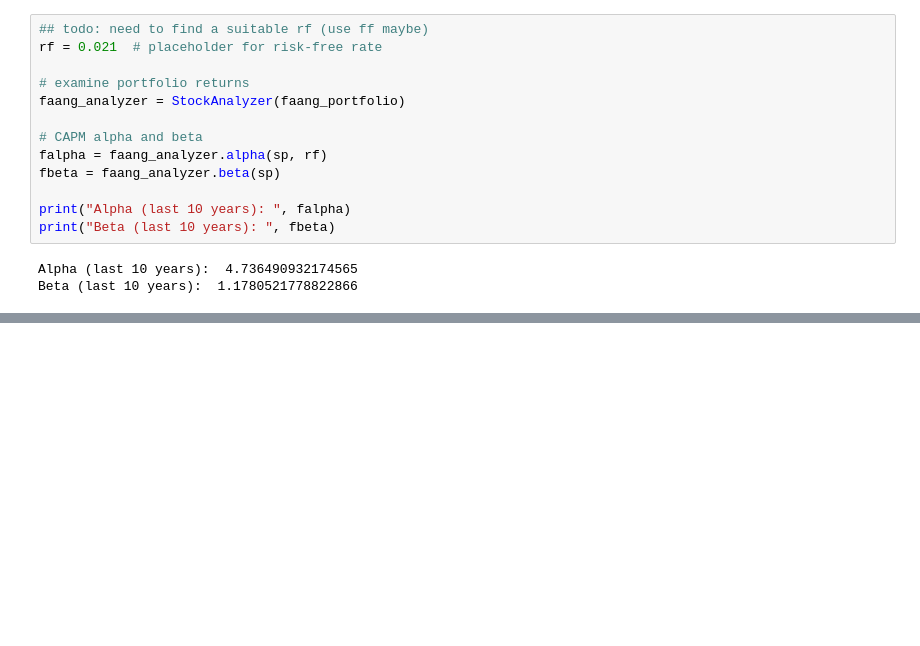
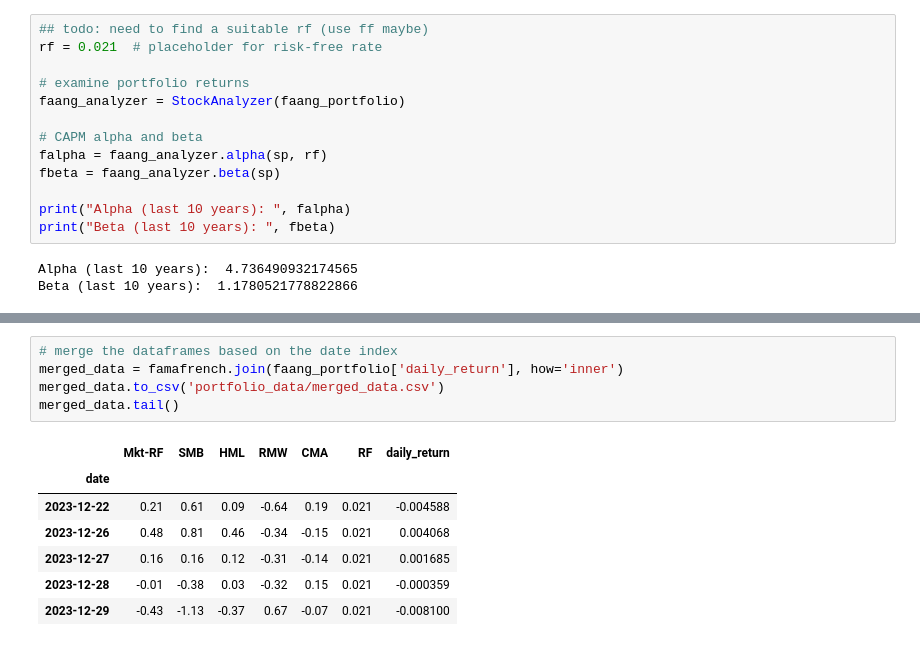
Before and after one commit to joshhzheng/Portfolio-Analysis, a Jupyter notebook: analysis.ipynb, the cells around one changed output, grey strips where cells are left out. Saved outputs shown, nothing was run; the diff lists cells and outputs as text; blank space fills up the shorter version.

```diff
--- a/analysis.ipynb
+++ b/analysis.ipynb
@@ -68,0 +90,13 @@ Beta (last 10 years):  1.1780521778822866
+# %%
+# merge the dataframes based on the date index
+merged_data = famafrench.join(faang_portfolio['daily_return'], how='inner')
+merged_data.to_csv('portfolio_data/merged_data.csv')
+merged_data.tail()
+# %% [output]
+|  | Mkt-RF | SMB | HML | RMW | CMA | RF | daily_return |
+| date |  |  |  |  |  |  |  |
+| 2023-12-22 | 0.21 | 0.61 | 0.09 | -0.64 | 0.19 | 0.021 | -0.004588 |
+| 2023-12-26 | 0.48 | 0.81 | 0.46 | -0.34 | -0.15 | 0.021 | 0.004068 |
+| 2023-12-27 | 0.16 | 0.16 | 0.12 | -0.31 | -0.14 | 0.021 | 0.001685 |
+| 2023-12-28 | -0.01 | -0.38 | 0.03 | -0.32 | 0.15 | 0.021 | -0.000359 |
+| 2023-12-29 | -0.43 | -1.13 | -0.37 | 0.67 | -0.07 | 0.021 | -0.008100 |
```
Also changed, not shown: parts of 12 cells of this notebook, 3 other files.
